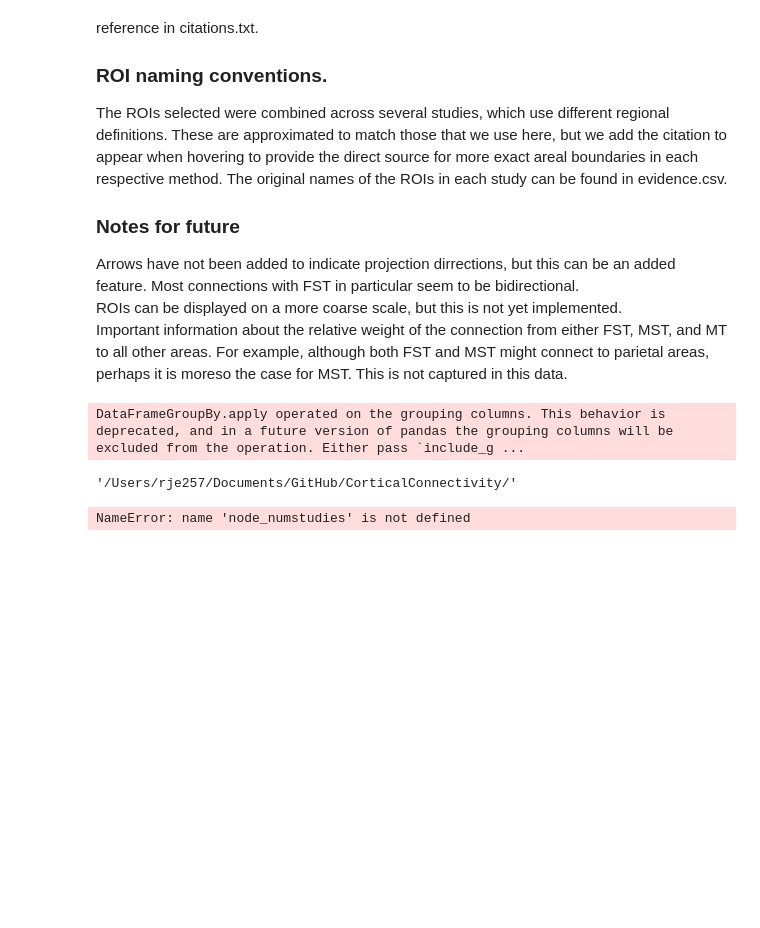
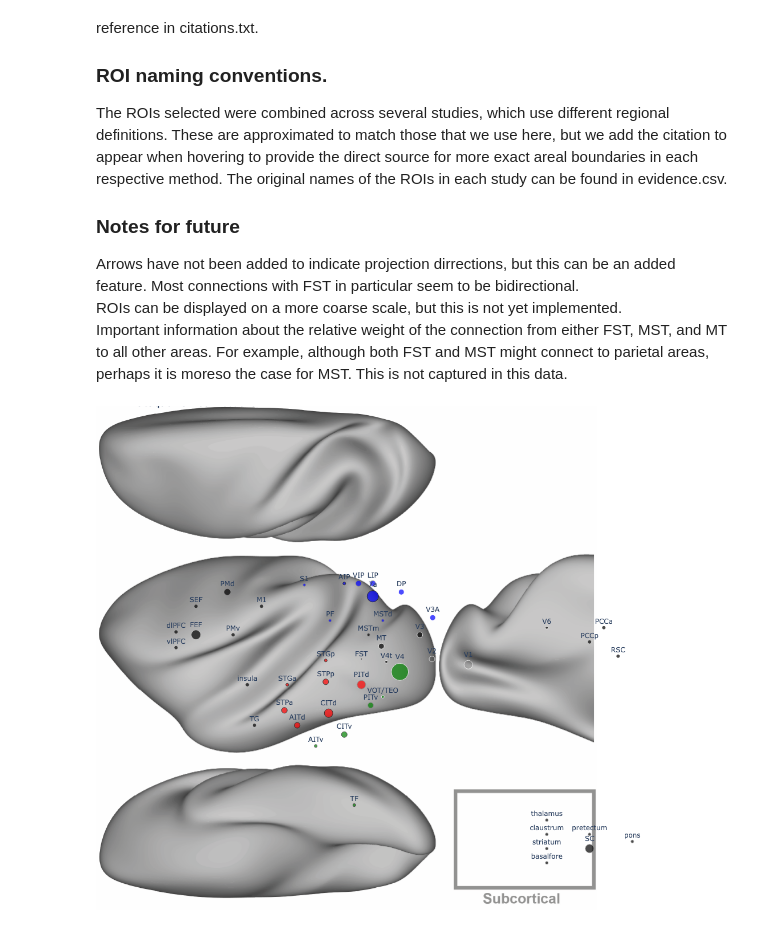
Before and after one commit to raniaezzo/CorticalConnectivity, a Jupyter notebook: network_diagram.ipynb, the cells around one changed output. Cells and saved outputs as stored; diff of their text form; code cells hidden in the pictures; blank space fills up the shorter version.

Commit message:
clean up, and html creation

```diff
--- a/network_diagram.ipynb
+++ b/network_diagram.ipynb
@@ -55,18 +55,13 @@ import warnings
 import matplotlib.colors as mcolors
 import os
 import re
-import pandas as pd
-import networkx as nx
-import matplotlib.pyplot as plt
-import matplotlib.image as mpimg
-from PIL import Image
 import numpy as np
 
 # path that contains the human and macaque folders (assumes the notebook is run from the repo root)
 datapath = os.getcwd()
 
 # settings
-species = "human"                                                # macaque or human
+species = "macaque"                                                # macaque or human
 mainROI = "FST"                                                  # FST, MST or MT
 if species == "macaque":
     includestudies = {"tracer", "DTI tractography", "inactivation"}  # "all" or array e.g., {"tracer"}
@@ -258,7 +253,8 @@ df_proj = (
             "certaintytomain": summarize_projection_and_certainty(
                 g["2_affiliate_to_main_projection"]
             )["certainty"],
-        })
+        }),
+        include_groups=False,
     )
     .reset_index()
 )
@@ -273,8 +269,6 @@ df_out = df_out.merge(
     right_on="Affiliate",
     how="left"
 ).drop(columns="Affiliate")
-# %% [output]
-DataFrameGroupBy.apply operated on the grouping columns. This behavior is deprecated, and in a future version of pandas the grouping columns will be excluded from the operation. Either pass `include_g ...
 # %%
 ###### determine projectionsL mainreceive mainsend or bidirectional
 conditions = [
@@ -377,7 +371,7 @@ df_where.to_csv(f"{datapath}/{species}/selectnodes.csv", index=False)
 nodesOnly=1
 roi="FST"
 roicoarse=0
-displaybrain=0
+displaybrain=1
 rotateon=1
 medial=1
 subcortical=1
@@ -539,40 +533,35 @@ fig = go.Figure(
 
 if displaybrain==1:
     fig.add_layout_image(dict(
         source=img, x=0, y=1, sizex=1, sizey=1,
         xref="paper", yref="paper", sizing="contain", layer="below"
     ))
 
 fig.update_layout(plot_bgcolor="black")
 
 if medial==1:
     #if species=="macaque":
     fig.update_xaxes(scaleanchor="y", scaleratio=1, range=[-50, 50])
     fig.update_yaxes(range=[-1*(figheight*2), figheight*2])
     # else:
     #     fig.update_xaxes(scaleanchor="y", scaleratio=1, range=[-100, 100])
     #     fig.update_yaxes(range=[-1*(figheight*2), figheight*2])
 else:   # added this when making human
     fig.update_xaxes(scaleanchor="x", scaleratio=1, range=[-1*(figwidth), figwidth])
     fig.update_yaxes(range=[-1*(figheight), figheight])
 
 
 fig.update_layout(
     plot_bgcolor="white",   # area inside axes
     paper_bgcolor="white"   # entire figure background
 )
 
 fig.show()
 
-filename = f"{species}_{roi}_displaybrain{displaybrain}.pdf"
+filename = f"{species}_{roi}_displaybrain{displaybrain}"
 fullpath = os.path.join(datapath, filename)
 
-fig.write_image(fullpath)
+fig.write_image(f"{fullpath}.pdf")
+fig.write_html(f"{fullpath}.html")
+# %% [output]
+[figure, added]
-# %%
-datapath
-# %% [output]
-'/Users/rje257/Documents/GitHub/CorticalConnectivity/'
-# %%
-node_numstudies
-# %% [output]
-NameError: name 'node_numstudies' is not defined
```
Also changed, not shown: parts of 16 cells of this notebook, 9 other files.
